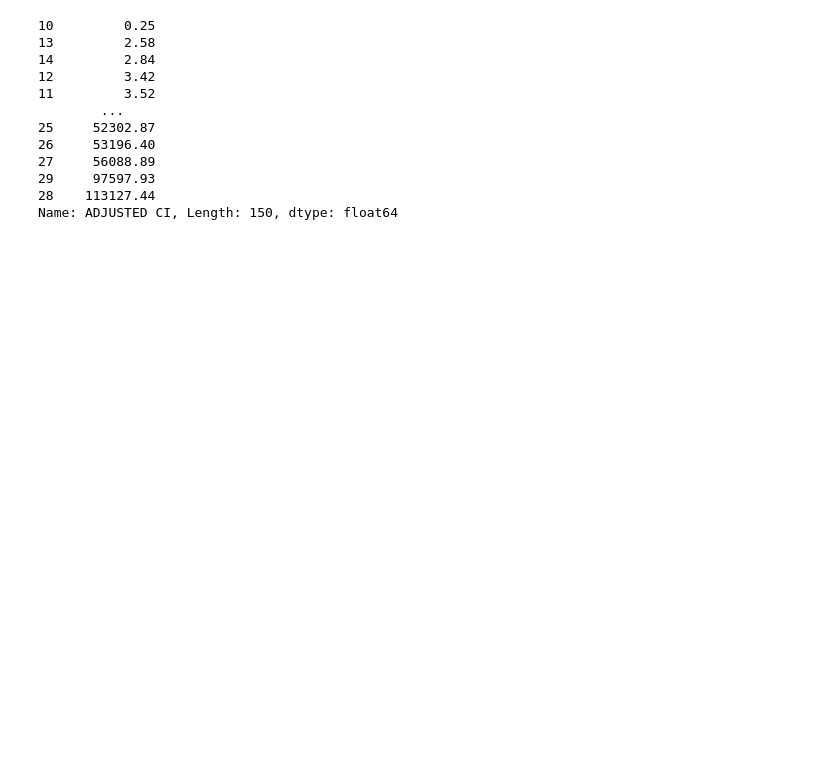
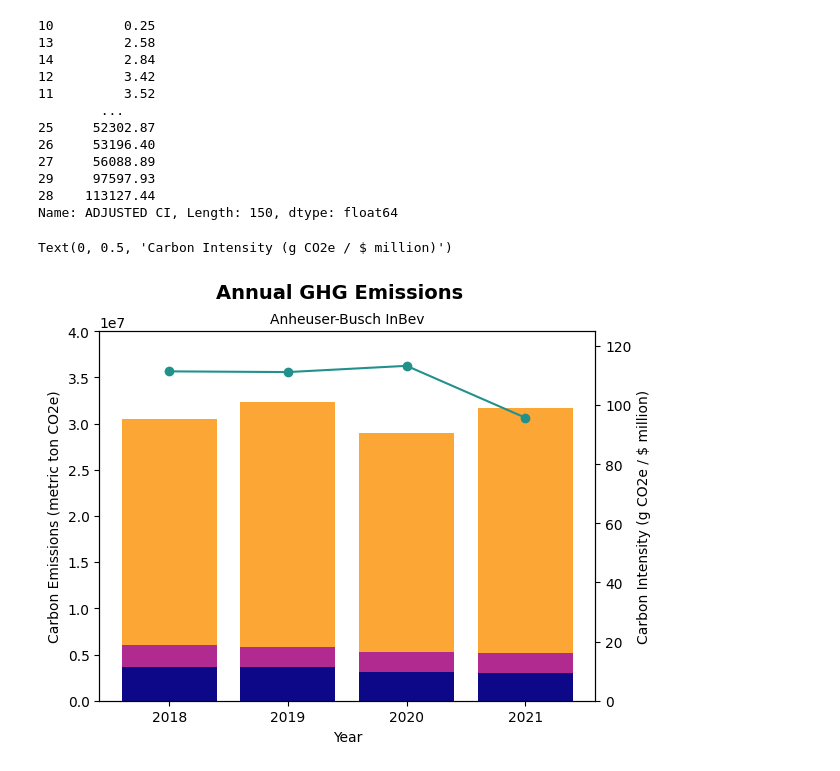
Before and after one commit to zcjanin/decarbonization-2024, a Jupyter notebook: Decarbo_EDA.ipynb, the cells around one changed output. Saved outputs shown, nothing was run; the diff lists cells and outputs as text; code cells hidden in the pictures; blank space fills up the shorter version.

Commit message:
Added Sheets graph

```diff
--- a/Decarbo_EDA.ipynb
+++ b/Decarbo_EDA.ipynb
@@ -227,3 +231,31 @@ sectors_nona['ADJUSTED CI'].sort_values()
 29     97597.93
 28    113127.44
 Name: ADJUSTED CI, Length: 150, dtype: float64
+# %%
+x = foodag.loc[foodag['COMPANY NAME'] == 'Anheuser-Busch InBev', 'YEAR']
+y1a = foodag.loc[foodag['COMPANY NAME'] == 'Anheuser-Busch InBev', 'SCOPE 1']
+y1b = foodag.loc[foodag['COMPANY NAME'] == 'Anheuser-Busch InBev', 'SCOPE 2 (location-based)']
+y1c = foodag.loc[foodag['COMPANY NAME'] == 'Anheuser-Busch InBev', 'SCOPE 3']
+y2 = foodag.loc[foodag['COMPANY NAME'] == 'Anheuser-Busch InBev', 'CARBON INTENSITY']
+fig, ax1 = plt.subplots()
+bar_positions = [2018, 2019, 2020, 2021]
+ax2 = ax1.twinx()
+
+ax1.bar(x, y1a, color =plt.cm.plasma(0))
+ax1.bar(x, y1b, bottom=y1a, color =plt.cm.plasma(0.4))
+ax1.bar(x, y1c, bottom=y1a + y1b, color =plt.cm.plasma(0.8))
+ax2.plot(x, y2, color = plt.cm.viridis(0.5), marker = 'o', label='Carbon Intensity')
+
+ax1.set_xticks(bar_positions)
+ax1.set_ylim(0, 40000000)
+ax2.set_ylim(0, 125)
+
+
+plt.suptitle('Annual GHG Emissions', fontsize=14, fontweight='bold')
+plt.title('Anheuser-Busch InBev', fontsize=10)
+ax1.set_xlabel('Year')
+ax1.set_ylabel('Carbon Emissions (metric ton CO2e)')
+ax2.set_ylabel('Carbon Intensity (g CO2e / $ million)')
+# %% [output]
+Text(0, 0.5, 'Carbon Intensity (g CO2e / $ million)')
+[figure, added]
```
Also changed, not shown: parts of 2 cells of this notebook.
